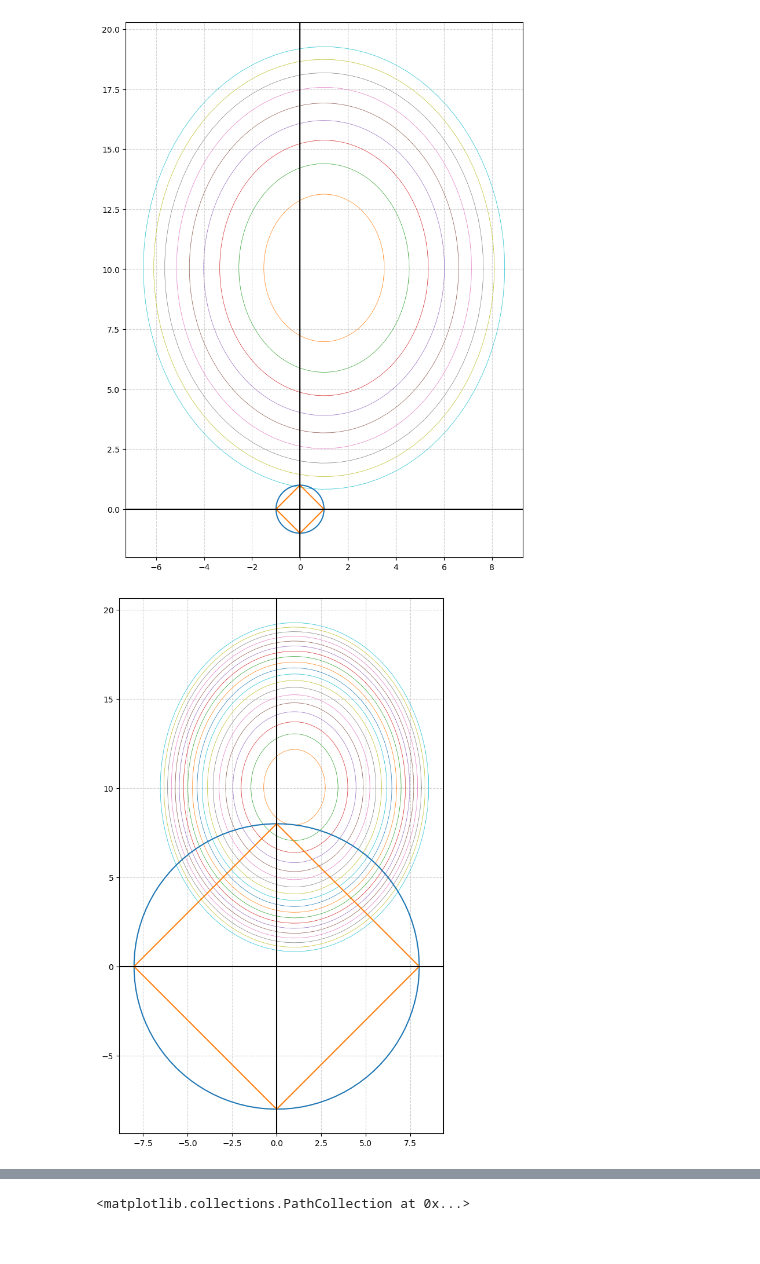
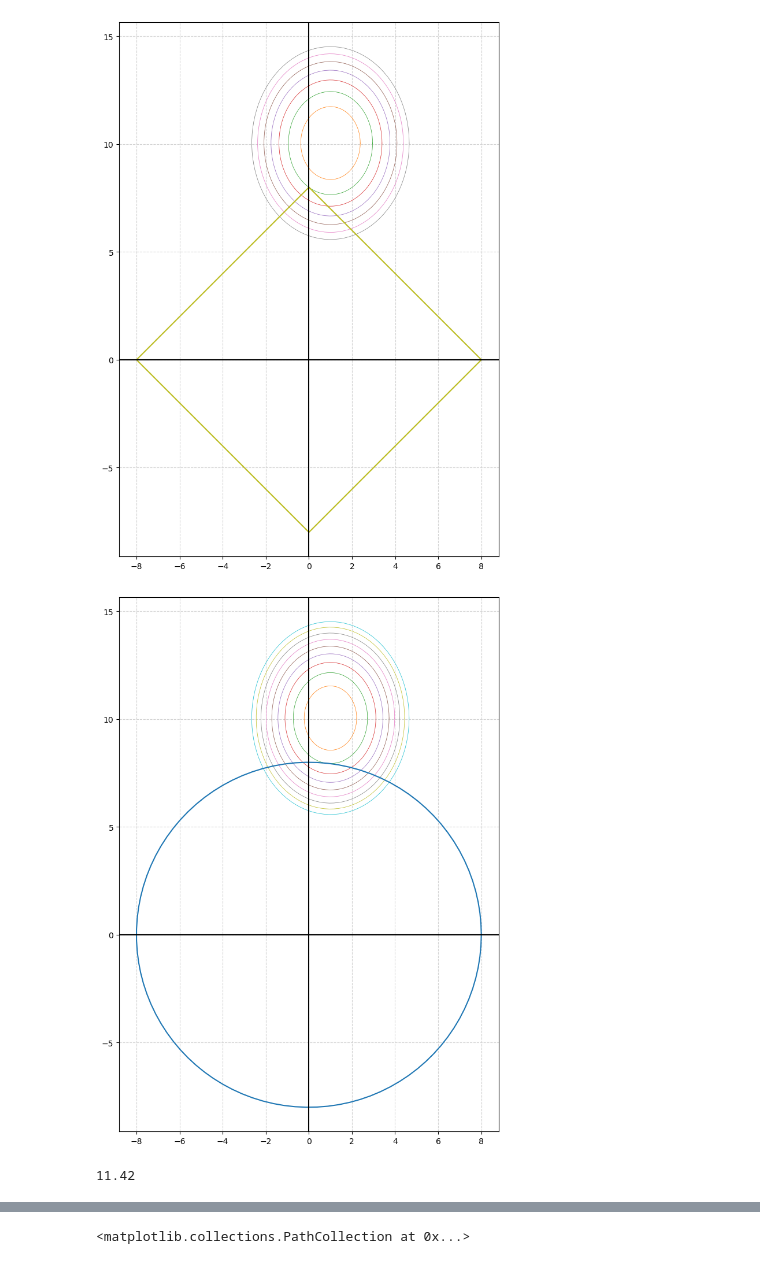
Before and after one commit to asaha1203/cx-4803, a Jupyter notebook: hw_3/hw_3_q1.ipynb, the cells around one changed output, grey strips where cells are left out. Cells and saved outputs as stored; diff of their text form; code cells hidden in the pictures.

```diff
--- a/hw_3/hw_3_q1.ipynb
+++ b/hw_3/hw_3_q1.ipynb
@@ -20,30 +20,28 @@ RSS
 # %%
 t = np.linspace(0, 2*np.pi, 100)
 
 plt.figure(figsize=(20,12))
-for i in np.linspace(0,170,10):
+for i in np.linspace(0,40,8):
     plt.plot( w[0]+np.sqrt(i)*np.cos(t)/np.sqrt(3) , w[1]+np.sqrt(i)*np.sin(t)/np.sqrt(2),linewidth=0.5 )
 
-plt.plot(np.cos(t) , np.sin(t))
-plt.plot([0,1,0,-1,0],[1,0,-1,0,1])
+plt.plot([0,8,0,-8,0],[8,0,-8,0,8])
 
 plt.axvline(x=0, c="black", label="x=0")
 plt.axhline(y=0, c="black", label="y=0")
 plt.grid(color='lightgray',linestyle='--')
 
 plt.gca().set_aspect('equal')
 plt.show()
 # %% [output]
-[figure, old version]
+[figure, new version]
 # %%
 t = np.linspace(0, 2*np.pi, 100)
 
 plt.figure(figsize=(20,12))
-for i in np.linspace(0,170,20):
+for i in np.linspace(0,40,10):
     plt.plot( w[0]+np.sqrt(i)*np.cos(t)/np.sqrt(3) , w[1]+np.sqrt(i)*np.sin(t)/np.sqrt(2),linewidth=0.5 )
 
 plt.plot(8*np.cos(t) , 8*np.sin(t))
-plt.plot([0,8,0,-8,0],[8,0,-8,0,8])
 
 plt.axvline(x=0, c="black", label="x=0")
 plt.axhline(y=0, c="black", label="y=0")
@@ -52,6 +50,6 @@ plt.grid(color='lightgray',linestyle='--')
 plt.gca().set_aspect('equal')
 plt.show()
 # %% [output]
-[figure, old version]
+[figure, new version]
 # %%
 #touches along the topmost corner of the 1-ball, slight distance to the right on the 2-ball
@@ -58,3 +60,7 @@ plt.show()
+# %%
+RSS_lasso
+# %% [output]
+11.42
 # %%
 #ridge regression weights
 lmbda = 0.5268
```
Also changed, not shown: parts of 8 cells of this notebook, 1 other file.
